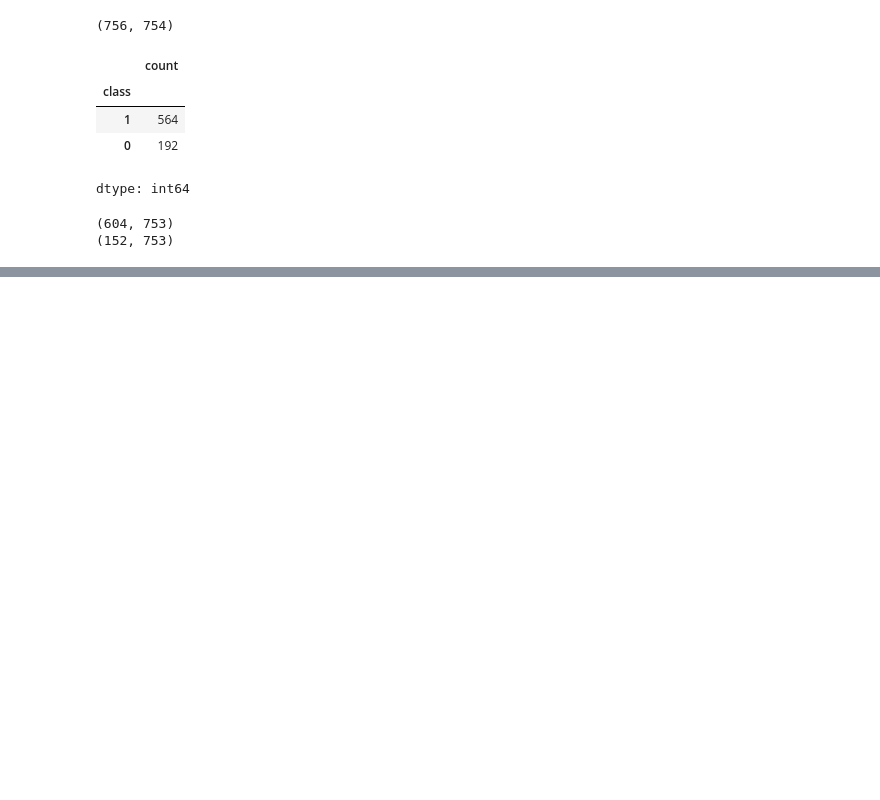
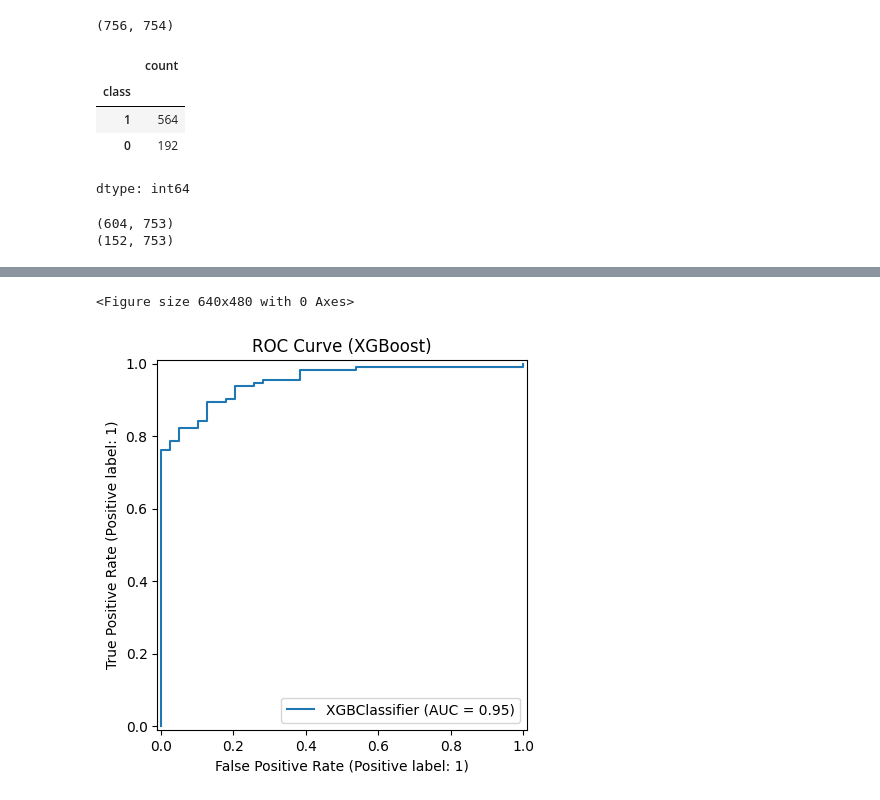
Before and after one commit to nishnarudkar/Interpretable-Machine-Learning-System-for-Parkinson-s-Disease-Detection-from-Speech-Biomarkers, a Jupyter notebook: notebooks/Parkinsons_Detection_MLOPS_Project_SMOTE.ipynb, the cells around one changed output, grey strips where cells are left out. Saved outputs shown, nothing was run; the diff lists cells and outputs as text; code cells hidden in the pictures; blank space fills up the shorter version.

```diff
--- a/notebooks/Parkinsons_Detection_MLOPS_Project_SMOTE.ipynb
+++ b/notebooks/Parkinsons_Detection_MLOPS_Project_SMOTE.ipynb
@@ -1227,0 +422,9 @@ Best ROC AUC: 0.9518947129566597
+# %%
+plt.figure()
+RocCurveDisplay.from_estimator(best_model, best_X_test, y_test)
+plt.title(f"ROC Curve ({best_name})")
+plt.savefig("roc_curve.png", dpi=300)
+plt.show()
+# %% [output]
+<Figure size 640x480 with 0 Axes>
+[figure, added]
```
Also changed, not shown: parts of 58 cells of this notebook.
